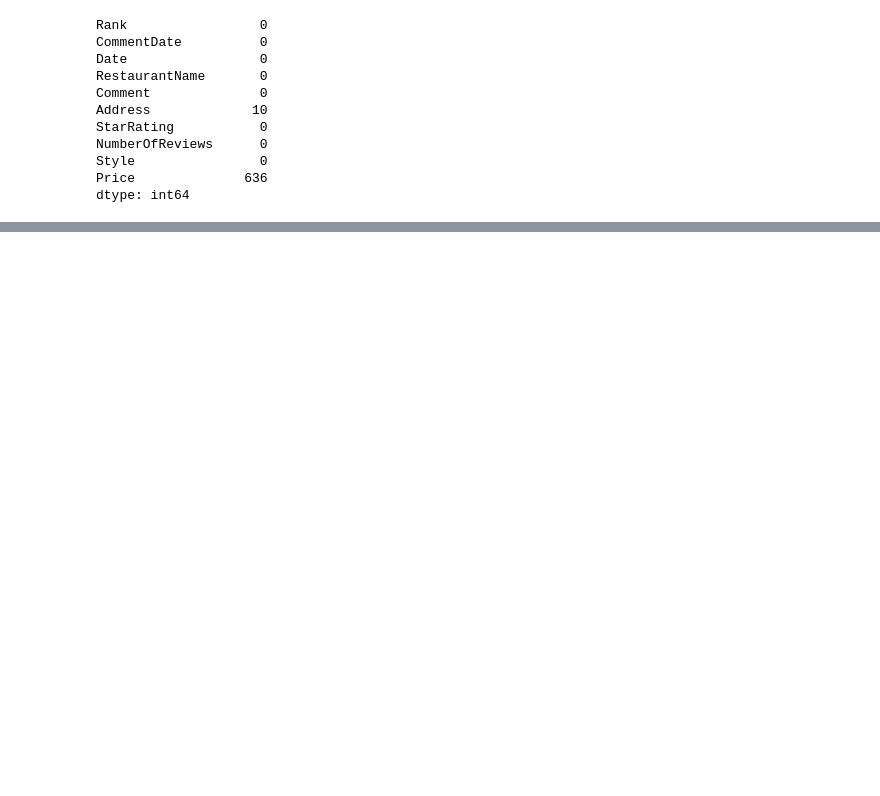
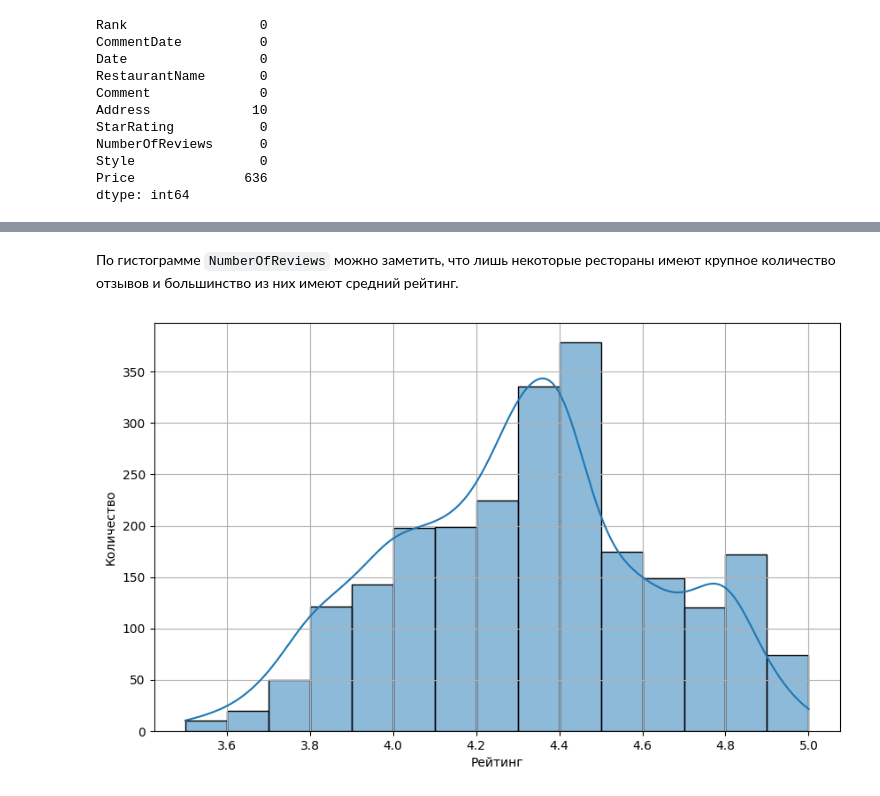
Before and after one commit to ITrickStar/ML-2023, a Jupyter notebook: Lab1.ipynb, the cells around one changed output, grey strips where cells are left out. Drawn from its saved outputs; the diff is of its cells as text; code cells hidden in the pictures; blank space fills up the shorter version.

```diff
--- a/Lab1.ipynb
+++ b/Lab1.ipynb
@@ -61,0 +151,11 @@ dtype: int64
+# %% [markdown]
+По гистограмме `NumberOfReviews` можно заметить, что лишь некоторые рестораны имеют крупное количество отзывов и большинство из них имеют средний рейтинг.
+# %%
+plt.figure(figsize=(10, 6))
+sns.histplot(dataframe['StarRating'], kde=True, bins=15)
+plt.xlabel('Рейтинг')
+plt.ylabel('Количество')
+plt.grid(True)
+plt.show()
+# %% [output]
+[figure, added]
```
Also changed, not shown: parts of 115 cells of this notebook, 1 other file.
